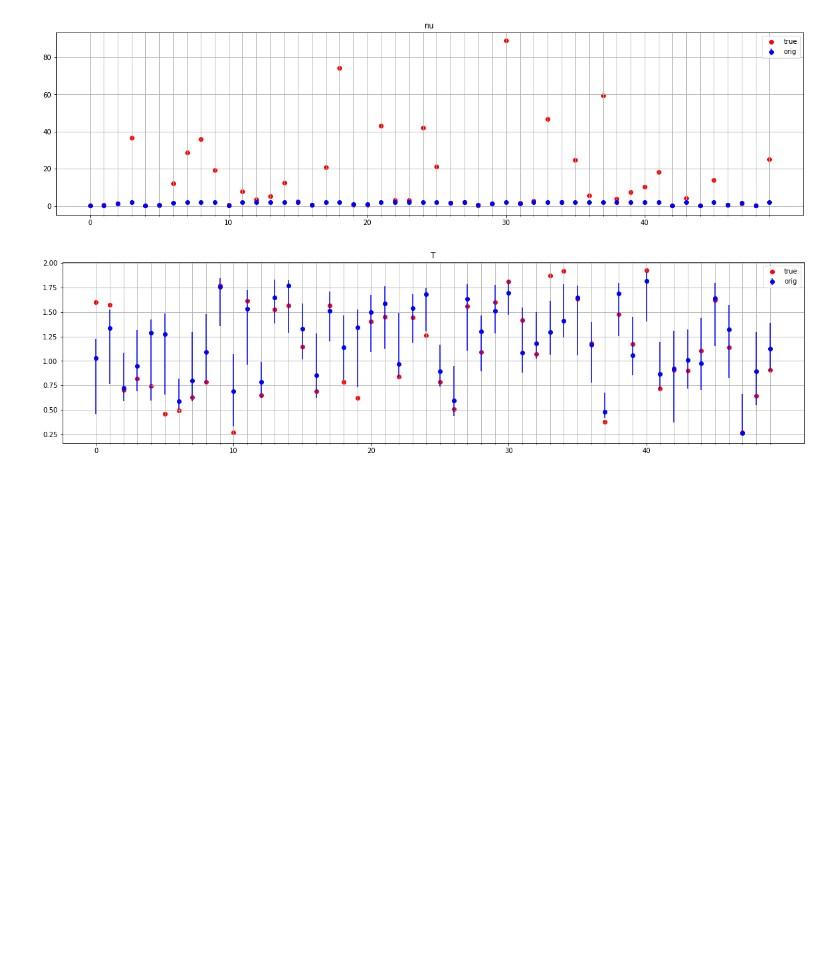
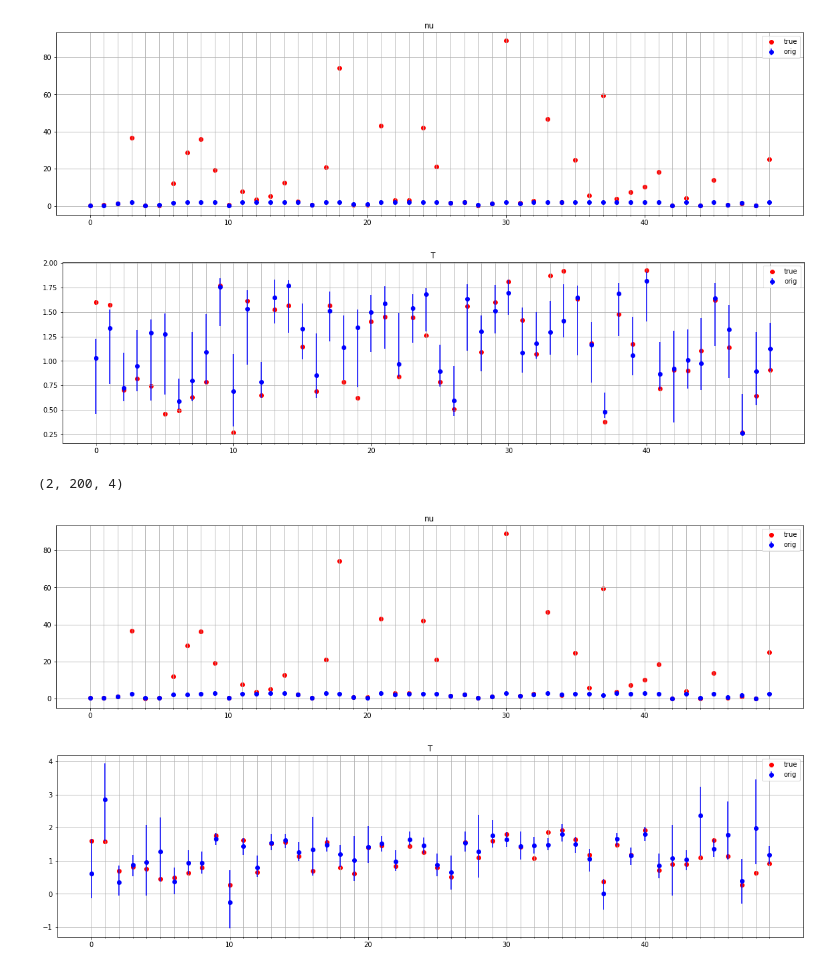
Before and after one commit to lntran26/donni, a Jupyter notebook: ml_dadi/1d_2epoch/1d_2epoch_bootstrap.ipynb, the cells around one changed output. Saved outputs shown, nothing was run; the diff lists cells and outputs as text; code cells hidden in the pictures; blank space fills up the shorter version.

```diff
--- a/ml_dadi/1d_2epoch/1d_2epoch_bootstrap.ipynb
+++ b/ml_dadi/1d_2epoch/1d_2epoch_bootstrap.ipynb
@@ -131,3 +177,38 @@ for param,int_arr in zip(params, int_arr_all):
 (2, 200, 4)
 [figure]
 [figure]
+# %%
+# rerun with new_log datasets
+import matplotlib.pyplot as plt
+datafile = 'results/bootstrap/new_log/boostrap_pred_mlpr_1000'
+params = ['nu', 'T']
+theta_i = 2
+size = 50
+int_arr_all = bootstrap.bootstrap_intervals(datafile, params, theta_i)
+int_arr_all = np.array(int_arr_all)
+print(int_arr_all.shape)
+# plot all intervals
+x = range(size)
+for param,int_arr in zip(params, int_arr_all):
+    int_arr = int_arr[:size] # take the first [size] results instead of using all 200
+    int_arr = int_arr.transpose(1, 0)
+    fig = plt.figure(figsize=(20, 5))
+    ax = fig.add_subplot(1,1,1)
+    minor_ticks = np.arange(0, size)
+    major_ticks = np.arange(0, size, 10)
+    ax.set_xticks(major_ticks)
+    ax.set_xticks(minor_ticks, minor=True)
+    ax.grid(which='both')
+
+    ax.scatter(x, int_arr[0], c="red", label="true") # true
+    neg_int = int_arr[1] - int_arr[2]
+    pos_int = int_arr[3] - int_arr[1]
+    ax.errorbar(x, int_arr[1], yerr=[neg_int, pos_int], fmt='bo', label="orig")
+    ax.set_title(param)
+    ax.legend()
+
+    # plt.savefig(f'results/{datafile}_{param}_{size}_intervals_theta{theta_list[theta_i]}.png')
+# %% [output]
+(2, 200, 4)
+[figure, added]
+[figure, added]
```
Also changed, not shown: parts of 6 cells of this notebook.
